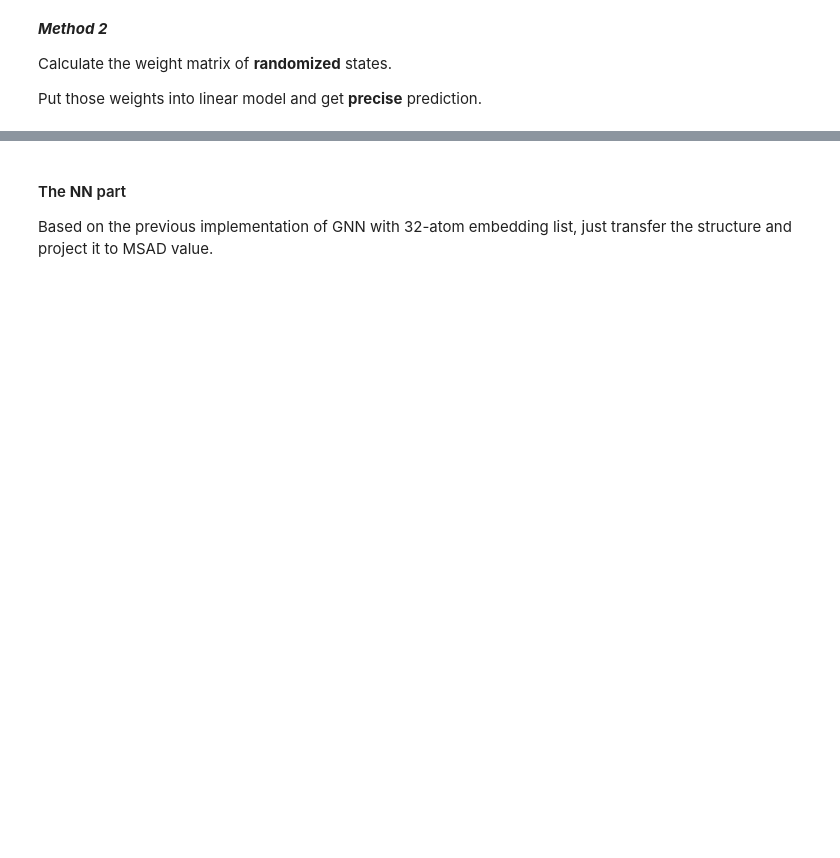
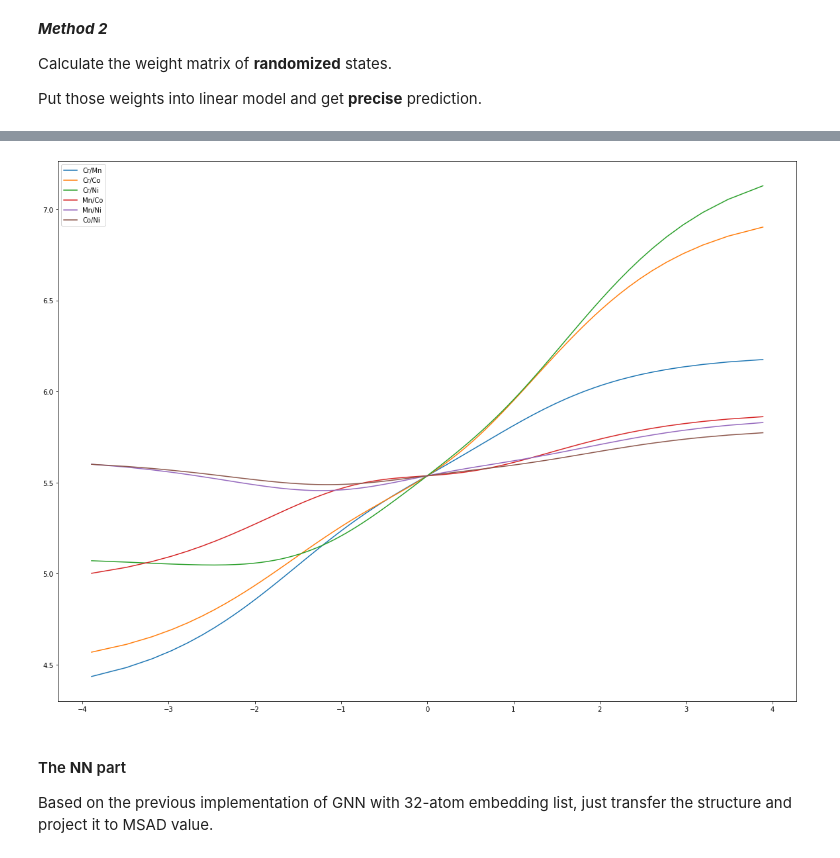
Before and after one commit to wzetto/MATools, a Jupyter notebook: CE_MC/cluster_ce_msad.ipynb, the cells around one changed output, grey strips where cells are left out. Cells and saved outputs as stored; diff of their text form; code cells hidden in the pictures; blank space fills up the shorter version.

```diff
--- a/CE_MC/cluster_ce_msad.ipynb
+++ b/CE_MC/cluster_ce_msad.ipynb
@@ -1987,3 +2126,20 @@ plt.plot(ideal_weight_chosen[0])
+# %%
+# Load the dict
+with open(f'{pth_sav}ce_ratioresult.pkl', 'rb') as f:
+    ce_ratioresult = pickle.load(f)
+
+embed_type = ['Cr', 'Mn', 'Co', 'Ni']
+fig = plt.figure(figsize=(20, 15))
+for i, j in combinations(range(4), 2):
+    pair_type = embed_type[i] + '/' + embed_type[j]
+    ratio_ = np.log(ce_ratioresult[pair_type+'_ratio'])
+    msad_ = ce_ratioresult[pair_type+'_msad']
+    plt.plot(ratio_, msad_, label=pair_type)
+
+plt.legend()
+plt.show()
+# %% [output]
+[figure, added]
 # %% [markdown]
 #### The **NN** part
 
```
Also changed, not shown: parts of 34 cells of this notebook, 23 other files.
